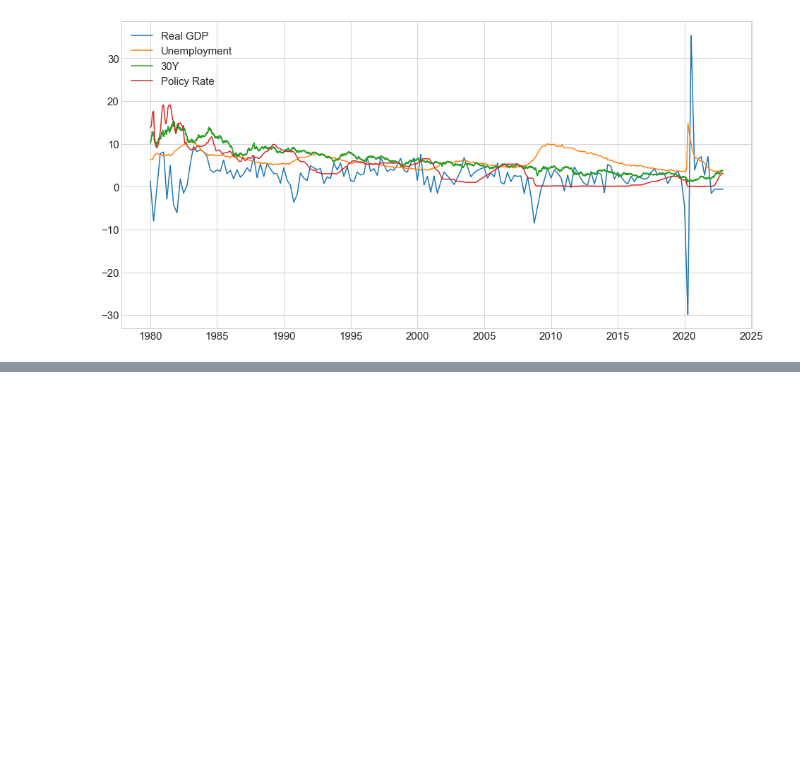
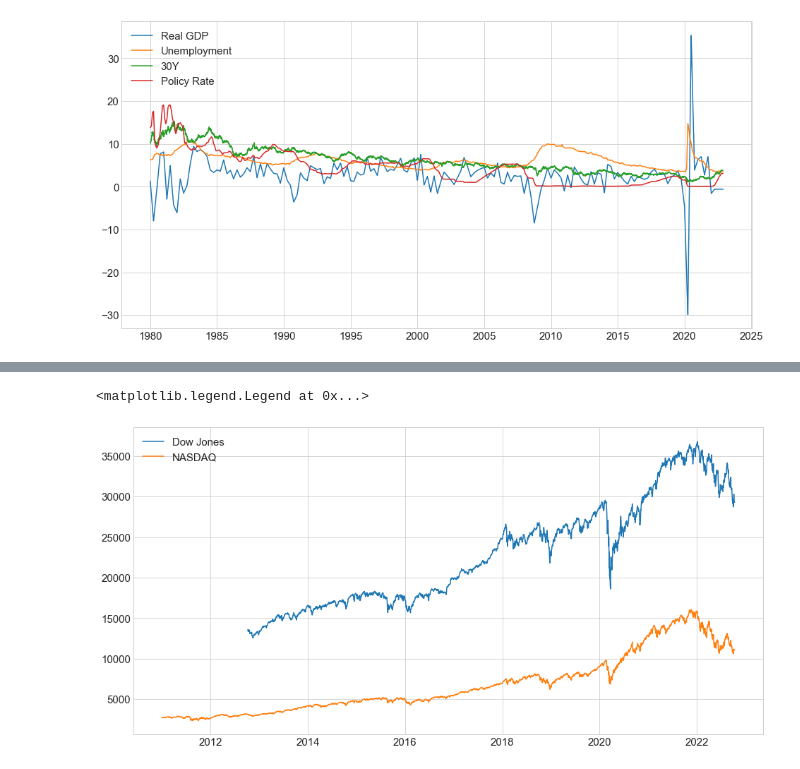
Before and after one commit to guransingh/Portfolio2022, a Jupyter notebook: Finance/1_FinanceNotebook.ipynb, the cells around one changed output, grey strips where cells are left out. Cells and saved outputs as stored; diff of their text form; code cells hidden in the pictures; blank space fills up the shorter version.

```diff
--- a/Finance/1_FinanceNotebook.ipynb
+++ b/Finance/1_FinanceNotebook.ipynb
@@ -190,0 +197,9 @@ df3.RealGDP.max()
+# %%
+plt.plot(df4.DJIA[:-30], label='Dow Jones')
+plt.plot(df4.NASDAQCOM[:-30], label='NASDAQ')
+plt.xticks(fontsize=15)
+plt.yticks(fontsize=15)
+plt.legend(fontsize=15)
+# %% [output]
+<matplotlib.legend.Legend at 0x...>
+[figure, added]
```
Also changed, not shown: parts of 13 cells of this notebook.
